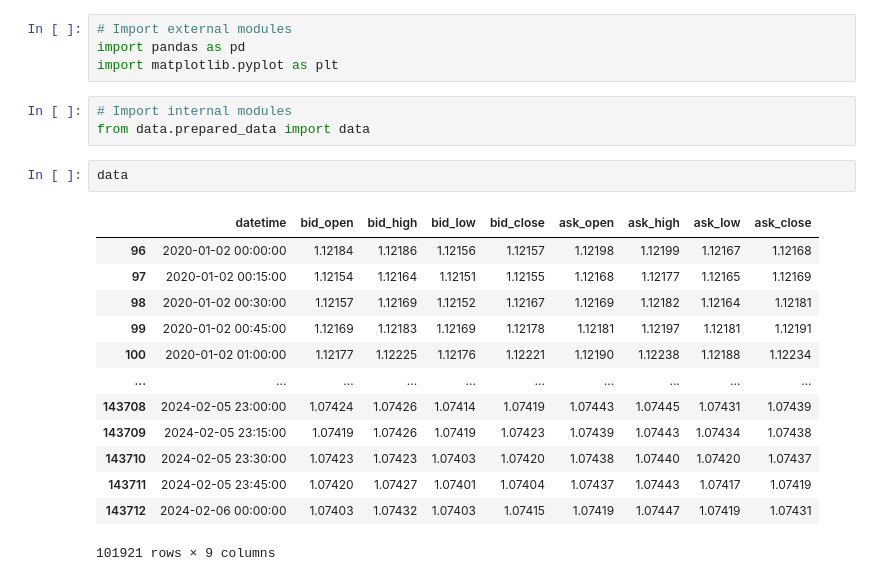
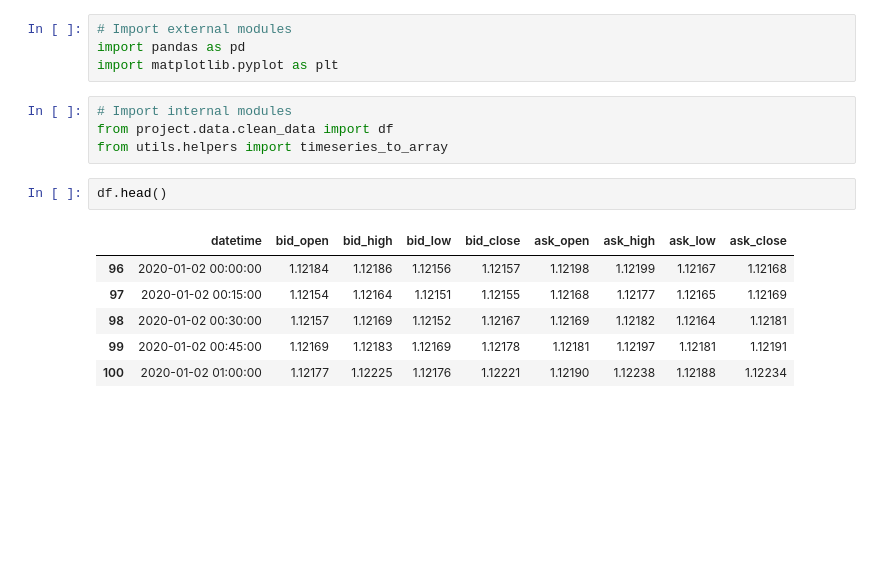
Before and after one commit to Paul-Jarschke/Time-Series-Ensembles, a Jupyter notebook: project/forecasting.ipynb, the cells around one changed output. Cells and saved outputs as stored; diff of their text form; blank space fills up the shorter version.

```diff
--- a/project/forecasting.ipynb
+++ b/project/forecasting.ipynb
@@ -4,23 +4,17 @@ import pandas as pd
 import matplotlib.pyplot as plt
 # %%
 # Import internal modules
-from data.prepared_data import data
+from project.data.clean_data import df
+from utils.helpers import timeseries_to_array
-# %%
-data
-# %% [output]
-|  | datetime | bid_open | bid_high | bid_low | bid_close | ask_open | ask_high | ask_low | ask_close |
-| 96 | 2020-01-02 00:00:00 | 1.12184 | 1.12186 | 1.12156 | 1.12157 | 1.12198 | 1.12199 | 1.12167 | 1.12168 |
-| 97 | 2020-01-02 00:15:00 | 1.12154 | 1.12164 | 1.12151 | 1.12155 | 1.12168 | 1.12177 | 1.12165 | 1.12169 |
-| 98 | 2020-01-02 00:30:00 | 1.12157 | 1.12169 | 1.12152 | 1.12167 | 1.12169 | 1.12182 | 1.12164 | 1.12181 |
-| 99 | 2020-01-02 00:45:00 | 1.12169 | 1.12183 | 1.12169 | 1.12178 | 1.12181 | 1.12197 | 1.12181 | 1.12191 |
-| 100 | 2020-01-02 01:00:00 | 1.12177 | 1.12225 | 1.12176 | 1.12221 | 1.12190 | 1.12238 | 1.12188 | 1.12234 |
-| ... | ... | ... | ... | ... | ... | ... | ... | ... | ... |
-| 143708 | 2024-02-05 23:00:00 | 1.07424 | 1.07426 | 1.07414 | 1.07419 | 1.07443 | 1.07445 | 1.07431 | 1.07439 |
-| 143709 | 2024-02-05 23:15:00 | 1.07419 | 1.07426 | 1.07419 | 1.07423 | 1.07439 | 1.07443 | 1.07434 | 1.07438 |
-| 143710 | 2024-02-05 23:30:00 | 1.07423 | 1.07423 | 1.07403 | 1.07420 | 1.07438 | 1.07440 | 1.07420 | 1.07437 |
-| 143711 | 2024-02-05 23:45:00 | 1.07420 | 1.07427 | 1.07401 | 1.07404 | 1.07437 | 1.07443 | 1.07417 | 1.07419 |
-| 143712 | 2024-02-06 00:00:00 | 1.07403 | 1.07432 | 1.07403 | 1.07415 | 1.07419 | 1.07447 | 1.07419 | 1.07431 |
-101921 rows × 9 columns
+# %%
+df.head()
+# %% [output]
+|  | datetime | bid_open | bid_high | bid_low | bid_close | ask_open | ask_high | ask_low | ask_close |
+| 96 | 2020-01-02 00:00:00 | 1.12184 | 1.12186 | 1.12156 | 1.12157 | 1.12198 | 1.12199 | 1.12167 | 1.12168 |
+| 97 | 2020-01-02 00:15:00 | 1.12154 | 1.12164 | 1.12151 | 1.12155 | 1.12168 | 1.12177 | 1.12165 | 1.12169 |
+| 98 | 2020-01-02 00:30:00 | 1.12157 | 1.12169 | 1.12152 | 1.12167 | 1.12169 | 1.12182 | 1.12164 | 1.12181 |
+| 99 | 2020-01-02 00:45:00 | 1.12169 | 1.12183 | 1.12169 | 1.12178 | 1.12181 | 1.12197 | 1.12181 | 1.12191 |
+| 100 | 2020-01-02 01:00:00 | 1.12177 | 1.12225 | 1.12176 | 1.12221 | 1.12190 | 1.12238 | 1.12188 | 1.12234 |
 # %%
 import pandas as pd
 import matplotlib.pyplot as plt
```
Also changed, not shown: parts of 1 cell of this notebook.
